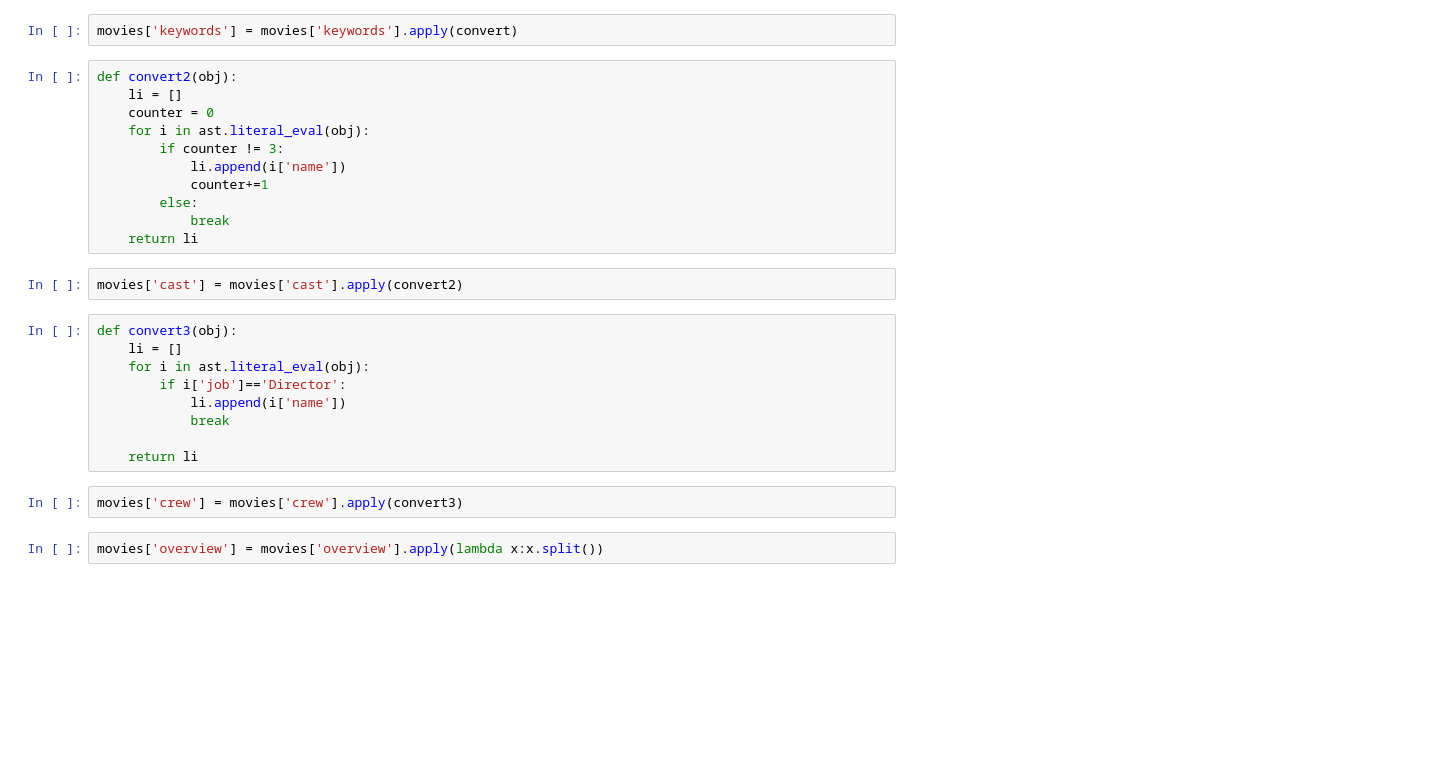
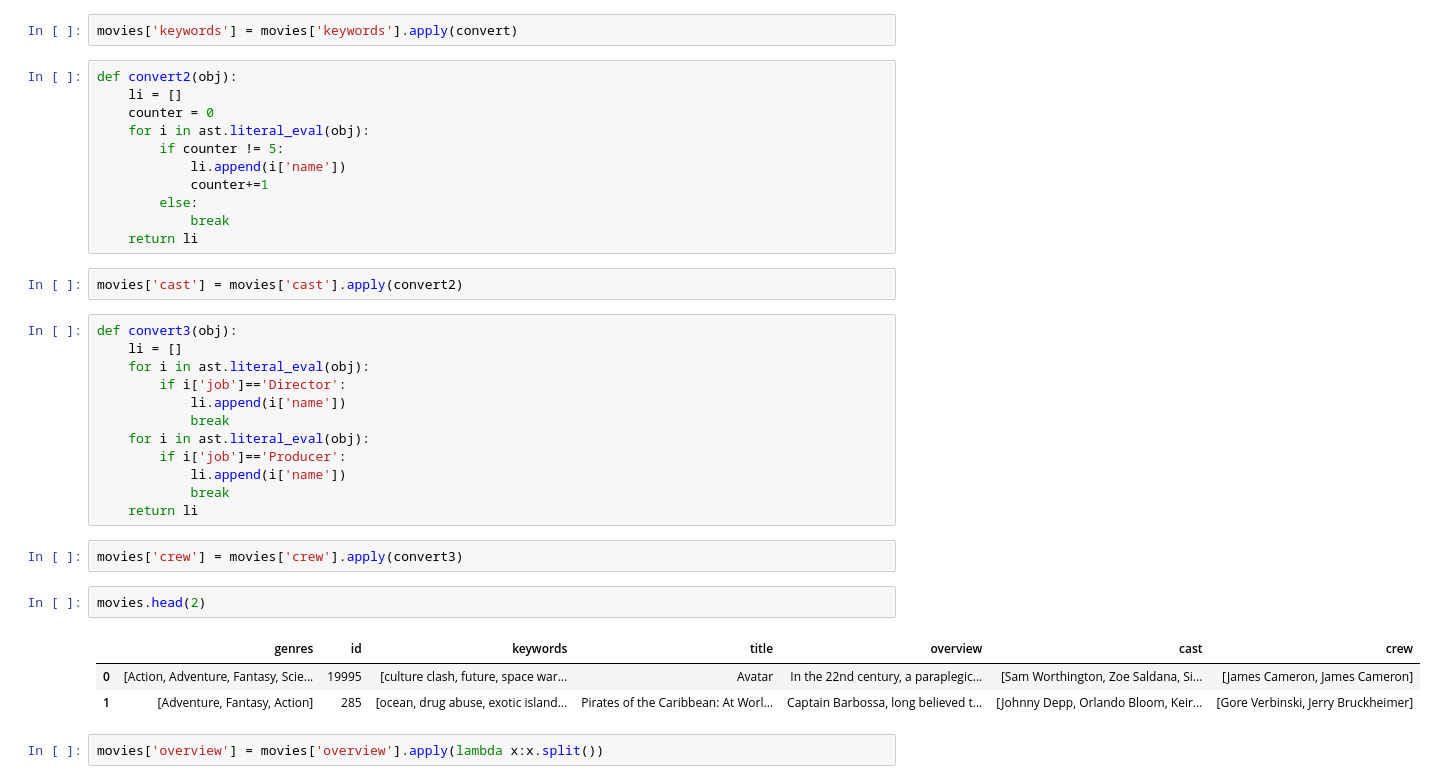
Before and after one commit to atanu04/movie-recomendation-system, a Jupyter notebook: movie-recommender-system.ipynb, the cells around one changed output. Cells and saved outputs as stored; diff of their text form; blank space fills up the shorter version.

```diff
--- a/movie-recommender-system.ipynb
+++ b/movie-recommender-system.ipynb
@@ -88,7 +88,7 @@ def convert2(obj):
     li = []
     counter = 0
     for i in ast.literal_eval(obj):
-        if counter != 3:
+        if counter != 5:
             li.append(i['name'])
             counter+=1
         else:
@@ -103,10 +103,19 @@ def convert3(obj):
         if i['job']=='Director':
             li.append(i['name'])
             break
-
+    for i in ast.literal_eval(obj):
+        if i['job']=='Producer':
+            li.append(i['name'])
+            break
     return li
 # %%
 movies['crew'] = movies['crew'].apply(convert3)
+# %%
+movies.head(2)
+# %% [output]
+|  | genres | id | keywords | title | overview | cast | crew |
+| 0 | [Action, Adventure, Fantasy, Scie... | 19995 | [culture clash, future, space war... | Avatar | In the 22nd century, a paraplegic... | [Sam Worthington, Zoe Saldana, Si... | [James Cameron, James Cameron] |
+| 1 | [Adventure, Fantasy, Action] | 285 | [ocean, drug abuse, exotic island... | Pirates of the Caribbean: At Worl... | Captain Barbossa, long believed t... | [Johnny Depp, Orlando Bloom, Keir... | [Gore Verbinski, Jerry Bruckheimer] |
 # %%
 movies['overview'] = movies['overview'].apply(lambda x:x.split())
 # %%
```
Also changed, not shown: parts of 17 cells of this notebook.
